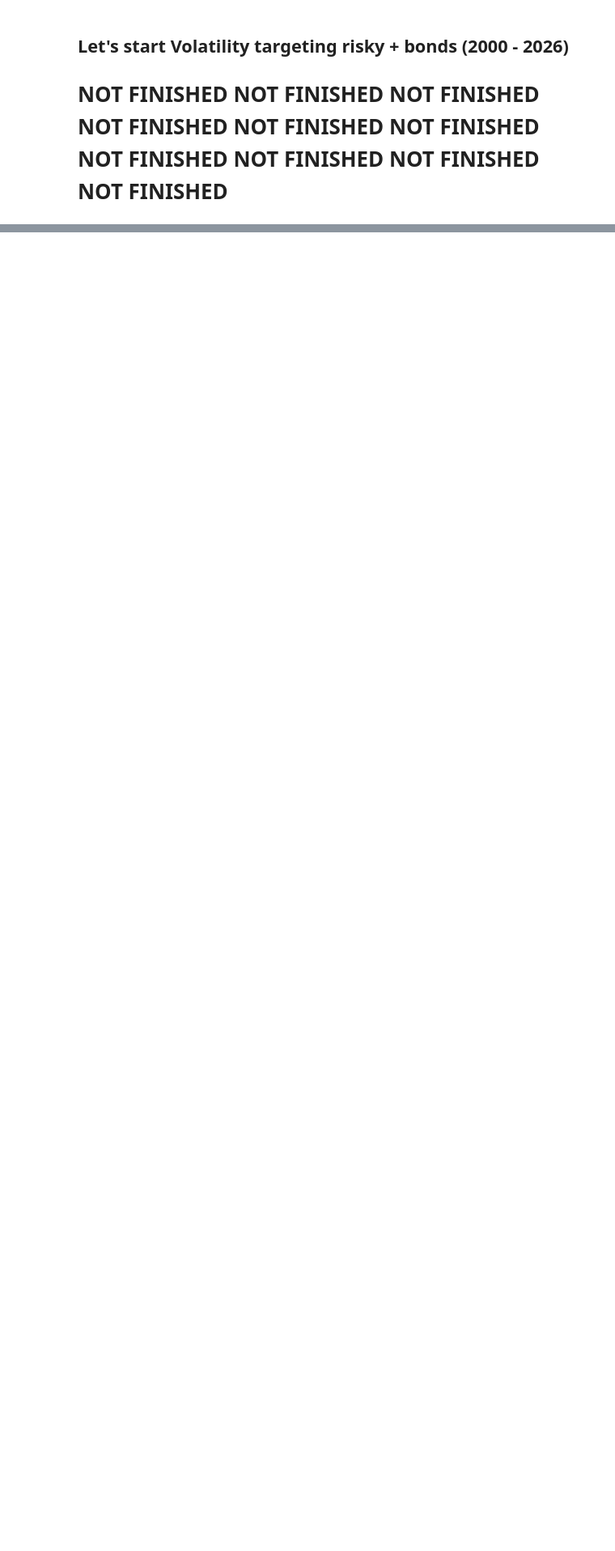
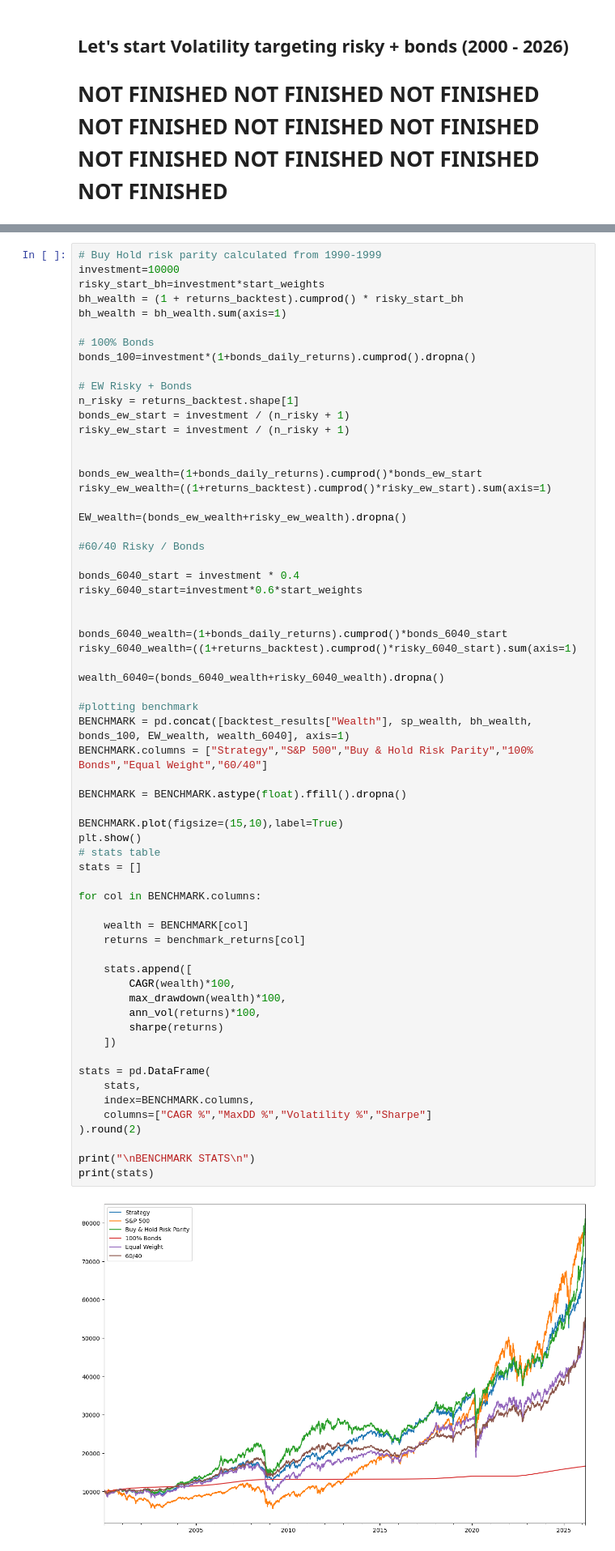
Before and after one commit to MatCuns/Covariance-Based-Dynamic-Risk-Parity-Portfolio-with-Volatility-Targeting, a Jupyter notebook: Dynamic_Risk_Parity_and_Volatility_Targeting.ipynb, the cells around one changed output, grey strips where cells are left out. Shown at 81% size. Drawn from its saved outputs; the diff is of its cells as text; blank space fills up the shorter version.

```diff
--- a/Dynamic_Risk_Parity_and_Volatility_Targeting.ipynb
+++ b/Dynamic_Risk_Parity_and_Volatility_Targeting.ipynb
@@ -569,0 +578,65 @@ Sharpe Ratio: 0.51
+# %%
+# Buy Hold risk parity calculated from 1990-1999
+investment=10000
+risky_start_bh=investment*start_weights
+bh_wealth = (1 + returns_backtest).cumprod() * risky_start_bh
+bh_wealth = bh_wealth.sum(axis=1)
+
+# 100% Bonds
+bonds_100=investment*(1+bonds_daily_returns).cumprod().dropna()
+
+# EW Risky + Bonds
+n_risky = returns_backtest.shape[1]
+bonds_ew_start = investment / (n_risky + 1)
+risky_ew_start = investment / (n_risky + 1)
+
+
+bonds_ew_wealth=(1+bonds_daily_returns).cumprod()*bonds_ew_start
+risky_ew_wealth=((1+returns_backtest).cumprod()*risky_ew_start).sum(axis=1)
+
+EW_wealth=(bonds_ew_wealth+risky_ew_wealth).dropna()
+
+#60/40 Risky / Bonds
+
+bonds_6040_start = investment * 0.4
+risky_6040_start=investment*0.6*start_weights
+
+
+bonds_6040_wealth=(1+bonds_daily_returns).cumprod()*bonds_6040_start
+risky_6040_wealth=((1+returns_backtest).cumprod()*risky_6040_start).sum(axis=1)
+
+wealth_6040=(bonds_6040_wealth+risky_6040_wealth).dropna()
+
+#plotting benchmark
+BENCHMARK = pd.concat([backtest_results["Wealth"], sp_wealth, bh_wealth, bonds_100, EW_wealth, wealth_6040], axis=1)
+BENCHMARK.columns = ["Strategy","S&P 500","Buy & Hold Risk Parity","100% Bonds","Equal Weight","60/40"]
+
+BENCHMARK = BENCHMARK.astype(float).ffill().dropna()
+
+BENCHMARK.plot(figsize=(15,10),label=True)
+plt.show()
+# stats table
+stats = []
+
+for col in BENCHMARK.columns:
+
+    wealth = BENCHMARK[col]
+    returns = benchmark_returns[col]
+
+    stats.append([
+        CAGR(wealth)*100,
+        max_drawdown(wealth)*100,
+        ann_vol(returns)*100,
+        sharpe(returns)
+    ])
+
+stats = pd.DataFrame(
+    stats,
+    index=BENCHMARK.columns,
+    columns=["CAGR %","MaxDD %","Volatility %","Sharpe"]
+).round(2)
+
+print("\nBENCHMARK STATS\n")
+print(stats)
+# %% [output]
+[figure, added]
```
Also changed, not shown: parts of 3 cells of this notebook.
